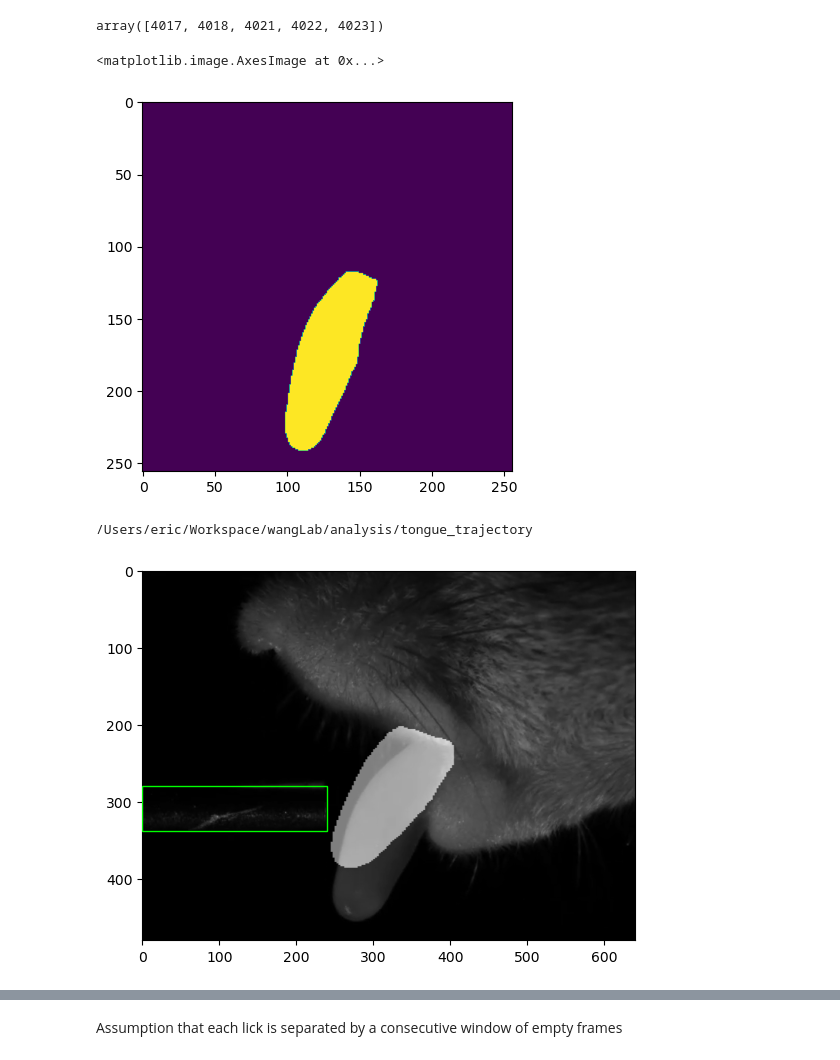
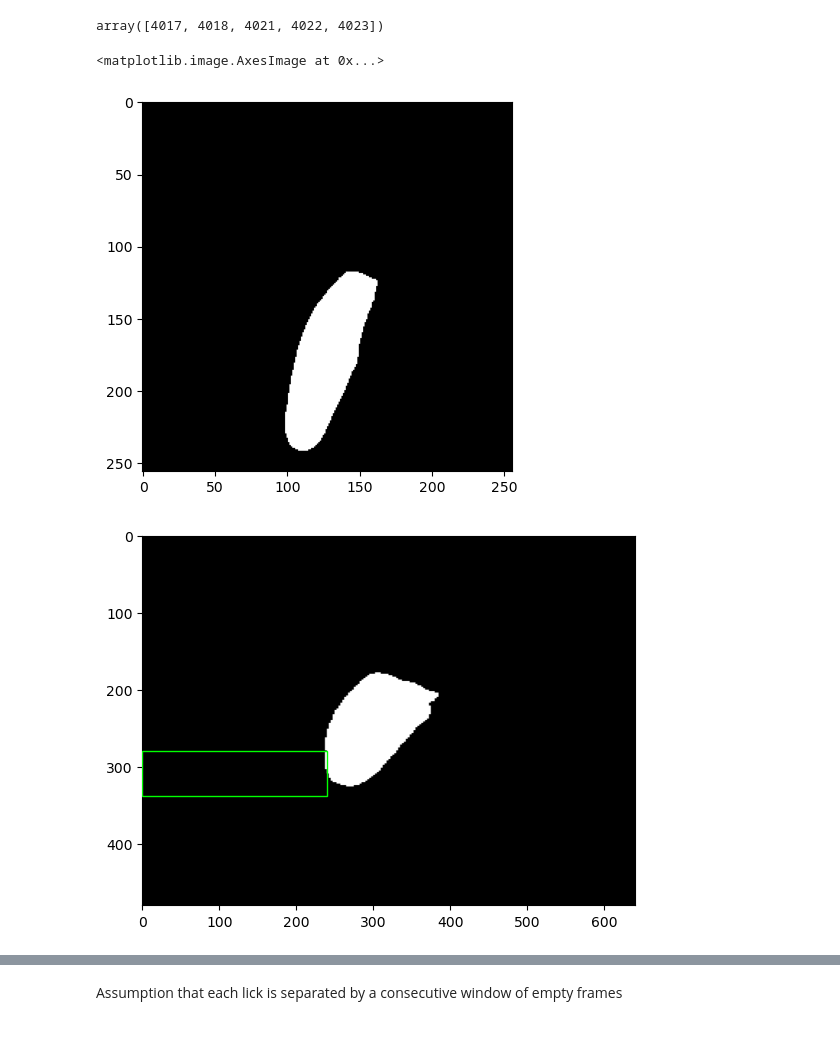
Before and after one commit to nonrice/lab-work, a Jupyter notebook: analysis/tongue_trajectory/tongue_trajectory.ipynb, the cells around one changed output, grey strips where cells are left out. Saved outputs shown, nothing was run; the diff lists cells and outputs as text; code cells hidden in the pictures.

```diff
--- a/analysis/tongue_trajectory/tongue_trajectory.ipynb
+++ b/analysis/tongue_trajectory/tongue_trajectory.ipynb
@@ -18,15 +18,15 @@ array([4017, 4018, 4021, 4022, 4023])
 # %%
 import tqdm
 from matplotlib import pyplot as plt
 
 imgs = []
 
 for i in tqdm.tqdm(range(len(h5.frames))):
     imgs.append((orofacial.tongue_mask_processing.plot_frame_bool(h5, i, 256, 256), h5.frames[i]))
 
-plt.imshow(imgs[29963][0])
+plt.imshow(imgs[29963][0], cmap='gray')
 # %% [output]
 <matplotlib.image.AxesImage at 0x...>
-[figure, old version]
+[figure, new version]
 # %%
 import numpy as np
@@ -44,21 +46,13 @@ for i in range(len(coords)):
     if coords[i][0] < 50 or coords[i][1] < 90:
         plt.imsave(f"output/problem_tongue_{i}.png", imgs[i][0])
 # %%
-from matplotlib.image import imread
 from matplotlib.patches import Rectangle
-import os
-print(os.getcwd())
-plt.imshow(imread("data/images/82953.png"), cmap="gray")
-plt.imshow(imgs[29964][0], extent=[0, 640, 480, 0], cmap="gray", alpha=0.5)
+
+plt.imshow(imgs[29970][0], extent=[0, 640, 480, 0], cmap="gray")
 
 def plot_feed_tube():
-    # plt.plot(119, 139, "rx")
-    # plt.plot(120, 168, "rx")
-    # plt.plot(0, 139, "rx")
-    # plt.plot(0, 168, "rx")
     plt.gca().add_patch(Rectangle((0,280),240,58,linewidth=1,edgecolor="#00FF00",facecolor='none', zorder=10))
 
 plot_feed_tube()
 # %% [output]
-/Users/eric/Workspace/wangLab/analysis/tongue_trajectory
-[figure, old version]
+[figure, new version]
```
Also changed, not shown: parts of 12 cells of this notebook, 2 other files.
